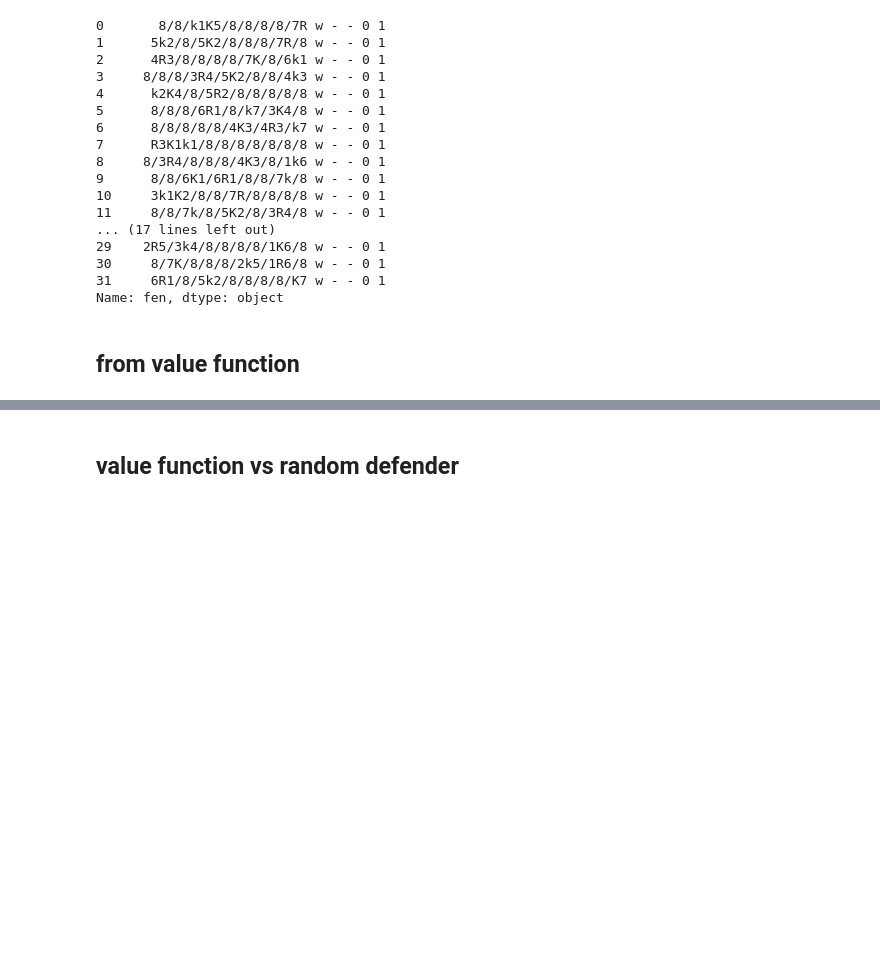
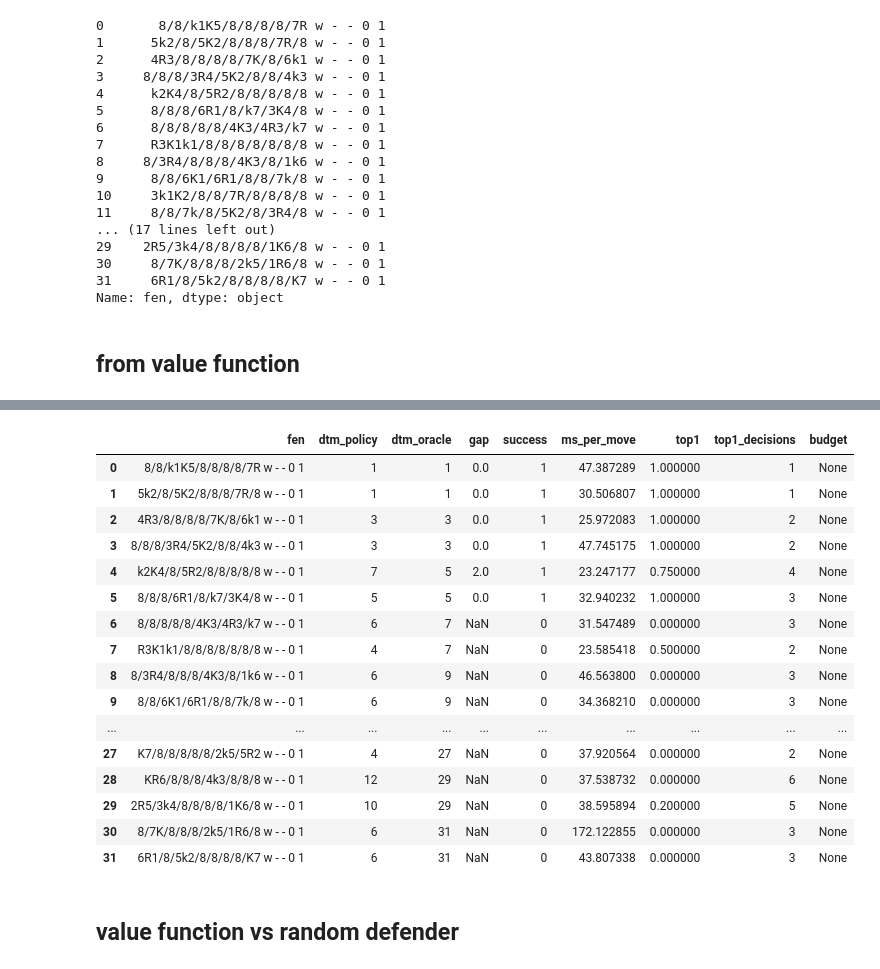
Before and after one commit to giovanni-lucarelli/chess, a Jupyter notebook: python/chessrl/eval/analysis.ipynb, the cells around one changed output, grey strips where cells are left out. Cells and saved outputs as stored; diff of their text form; code cells hidden in the pictures; blank space fills up the shorter version.

```diff
--- a/python/chessrl/eval/analysis.ipynb
+++ b/python/chessrl/eval/analysis.ipynb
@@ -116,10 +118,28 @@ df[df["value"]>0]
 # %%
 
 vi_v_agent = vi_move_from_values(V, TB_PATH)
 
-df_vi_v   = evaluate(vi_v_agent, RandomDefender(0), ["8/8/k1K5/8/8/8/8/7R w - - 0 1"], dtm_oracle, optimal_moves=opt_moves)
+df_vi_v   = evaluate(vi_v_agent, RandomDefender(2), test_fens, dtm_oracle, optimal_moves=opt_moves)
 
 df_vi_v
+# %% [output]
+|  | fen | dtm_policy | dtm_oracle | gap | success | ms_per_move | top1 | top1_decisions | budget |
+| 0 | 8/8/k1K5/8/8/8/8/7R w - - 0 1 | 1 | 1 | 0.0 | 1 | 47.387289 | 1.000000 | 1 | None |
+| 1 | 5k2/8/5K2/8/8/8/7R/8 w - - 0 1 | 1 | 1 | 0.0 | 1 | 30.506807 | 1.000000 | 1 | None |
+| 2 | 4R3/8/8/8/8/7K/8/6k1 w - - 0 1 | 3 | 3 | 0.0 | 1 | 25.972083 | 1.000000 | 2 | None |
+| 3 | 8/8/8/3R4/5K2/8/8/4k3 w - - 0 1 | 3 | 3 | 0.0 | 1 | 47.745175 | 1.000000 | 2 | None |
+| 4 | k2K4/8/5R2/8/8/8/8/8 w - - 0 1 | 7 | 5 | 2.0 | 1 | 23.247177 | 0.750000 | 4 | None |
+| 5 | 8/8/8/6R1/8/k7/3K4/8 w - - 0 1 | 5 | 5 | 0.0 | 1 | 32.940232 | 1.000000 | 3 | None |
+| 6 | 8/8/8/8/8/4K3/4R3/k7 w - - 0 1 | 6 | 7 | NaN | 0 | 31.547489 | 0.000000 | 3 | None |
+| 7 | R3K1k1/8/8/8/8/8/8/8 w - - 0 1 | 4 | 7 | NaN | 0 | 23.585418 | 0.500000 | 2 | None |
+| 8 | 8/3R4/8/8/8/4K3/8/1k6 w - - 0 1 | 6 | 9 | NaN | 0 | 46.563800 | 0.000000 | 3 | None |
+| 9 | 8/8/6K1/6R1/8/8/7k/8 w - - 0 1 | 6 | 9 | NaN | 0 | 34.368210 | 0.000000 | 3 | None |
+| ... | ... | ... | ... | ... | ... | ... | ... | ... | ... |
+| 27 | K7/8/8/8/8/8/2k5/5R2 w - - 0 1 | 4 | 27 | NaN | 0 | 37.920564 | 0.000000 | 2 | None |
+| 28 | KR6/8/8/8/4k3/8/8/8 w - - 0 1 | 12 | 29 | NaN | 0 | 37.538732 | 0.000000 | 6 | None |
+| 29 | 2R5/3k4/8/8/8/8/1K6/8 w - - 0 1 | 10 | 29 | NaN | 0 | 38.595894 | 0.200000 | 5 | None |
+| 30 | 8/7K/8/8/8/2k5/1R6/8 w - - 0 1 | 6 | 31 | NaN | 0 | 172.122855 | 0.000000 | 3 | None |
+| 31 | 6R1/8/5k2/8/8/8/8/K7 w - - 0 1 | 6 | 31 | NaN | 0 | 43.807338 | 0.000000 | 3 | None |
 # %% [markdown]
 ## value function vs random defender
 # %%
```
Also changed, not shown: parts of 8 cells of this notebook, 8 other files.
